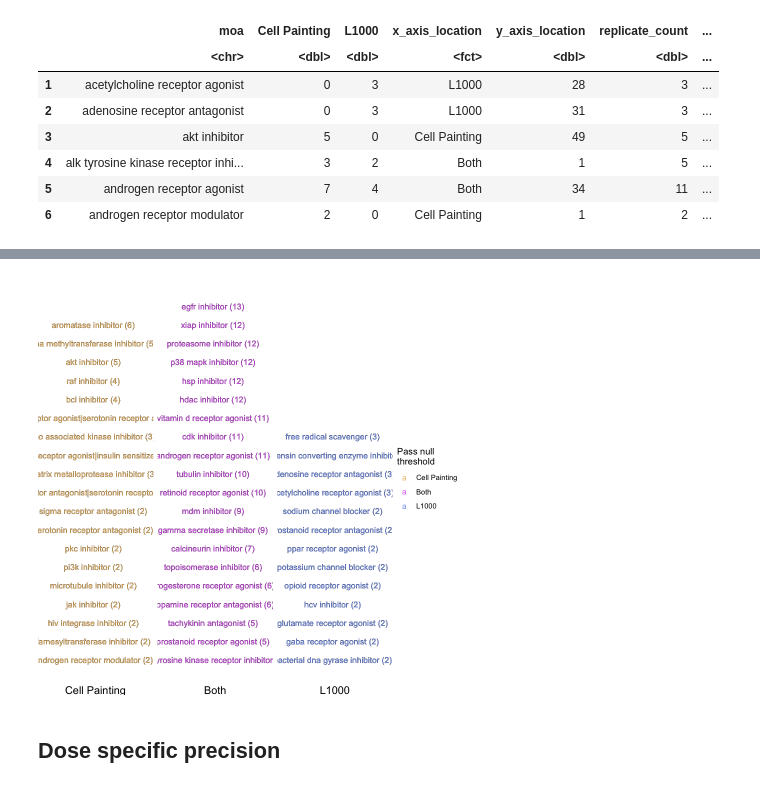
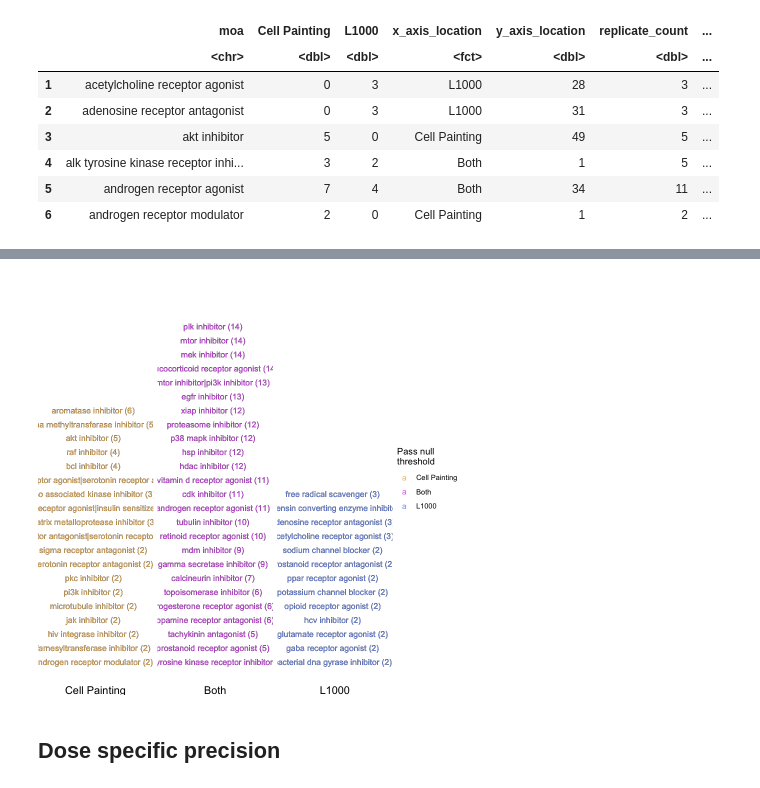
Before and after one commit to broadinstitute/lincs-profiling-complementarity, a Jupyter notebook: 6.paper_figures/moa-word-figure.ipynb, the cells around one changed output, grey strips where cells are left out. Cells and saved outputs as stored; diff of their text form; code cells hidden in the pictures.

Commit message:
update moa figure to track which MOAs do not match
considering updated moas

```diff
--- a/6.paper_figures/moa-word-figure.ipynb
+++ b/6.paper_figures/moa-word-figure.ipynb
@@ -223,7 +223,7 @@ word_gg <- (
         values = moa_colors
     )
     + xlim(-110, 120)
-    + ylim(0, 60)
+    + ylim(0, 80)
     + guides(color = guide_legend(order = 1))
 )
 
@@ -238,4 +232,4 @@ Warning message:
-[figure, old version]
+[figure, new version]
 # %% [markdown]
 ## Dose specific precision
 # %%
```
Also changed, not shown: parts of 4 cells of this notebook, 4 other files.
